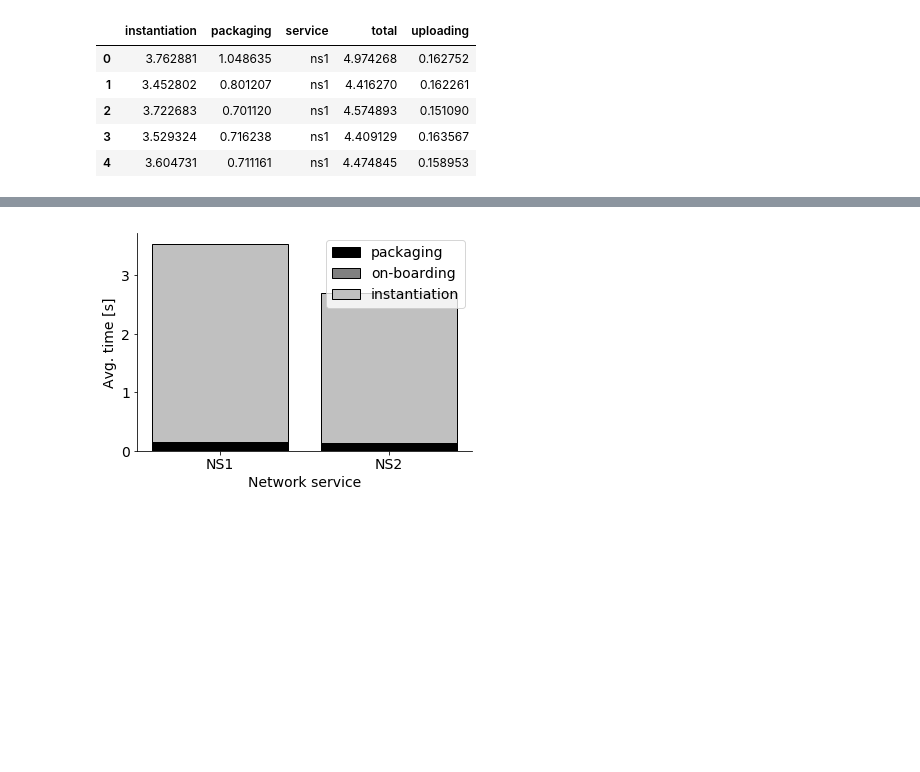
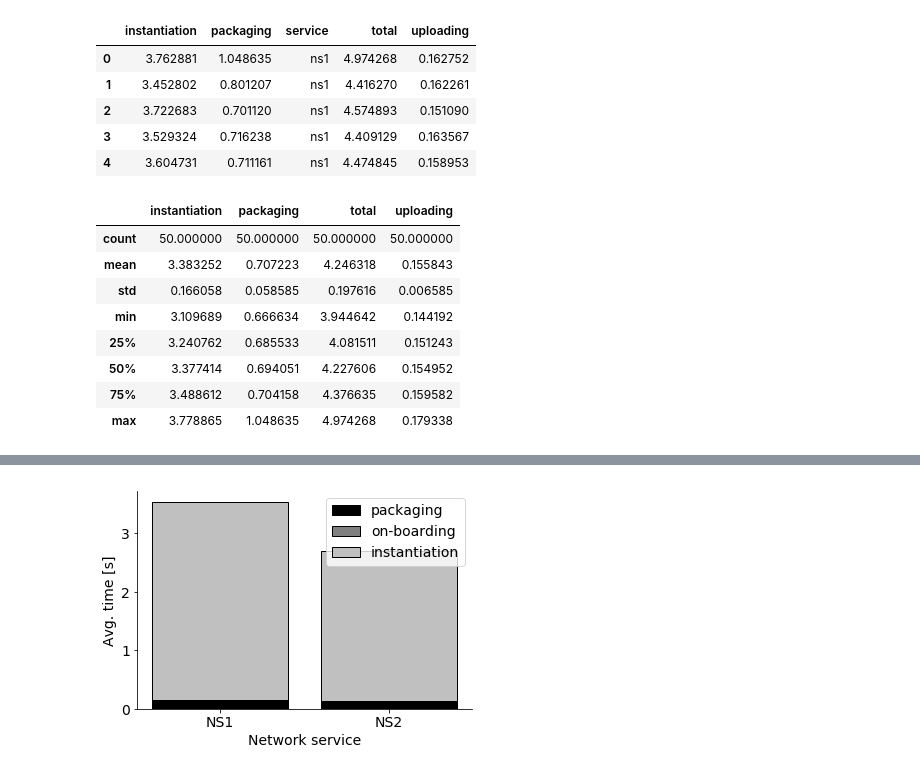
Before and after one commit to sonata-nfv/tng-industrial-pilot, a Jupyter notebook: evaluation/plot_times.ipynb, the cells around one changed output, grey strips where cells are left out. Saved outputs shown, nothing was run; the diff lists cells and outputs as text; code cells hidden in the pictures; blank space fills up the shorter version.

```diff
--- a/evaluation/plot_times.ipynb
+++ b/evaluation/plot_times.ipynb
@@ -46,3 +46,16 @@ df.head()
 | 2 | 3.722683 | 0.701120 | ns1 | 4.574893 | 0.151090 |
 | 3 | 3.529324 | 0.716238 | ns1 | 4.409129 | 0.163567 |
 | 4 | 3.604731 | 0.711161 | ns1 | 4.474845 | 0.158953 |
+# %%
+# stats for NS1 (to be used in deliverable)
+df.loc[df['service'] == 'ns1'].describe()
+# %% [output]
+|  | instantiation | packaging | total | uploading |
+| count | 50.000000 | 50.000000 | 50.000000 | 50.000000 |
+| mean | 3.383252 | 0.707223 | 4.246318 | 0.155843 |
+| std | 0.166058 | 0.058585 | 0.197616 | 0.006585 |
+| min | 3.109689 | 0.666634 | 3.944642 | 0.144192 |
+| 25% | 3.240762 | 0.685533 | 4.081511 | 0.151243 |
+| 50% | 3.377414 | 0.694051 | 4.227606 | 0.154952 |
+| 75% | 3.488612 | 0.704158 | 4.376635 | 0.159582 |
+| max | 3.778865 | 1.048635 | 4.974268 | 0.179338 |
```
Also changed, not shown: parts of 3 cells of this notebook, 5 other files.
